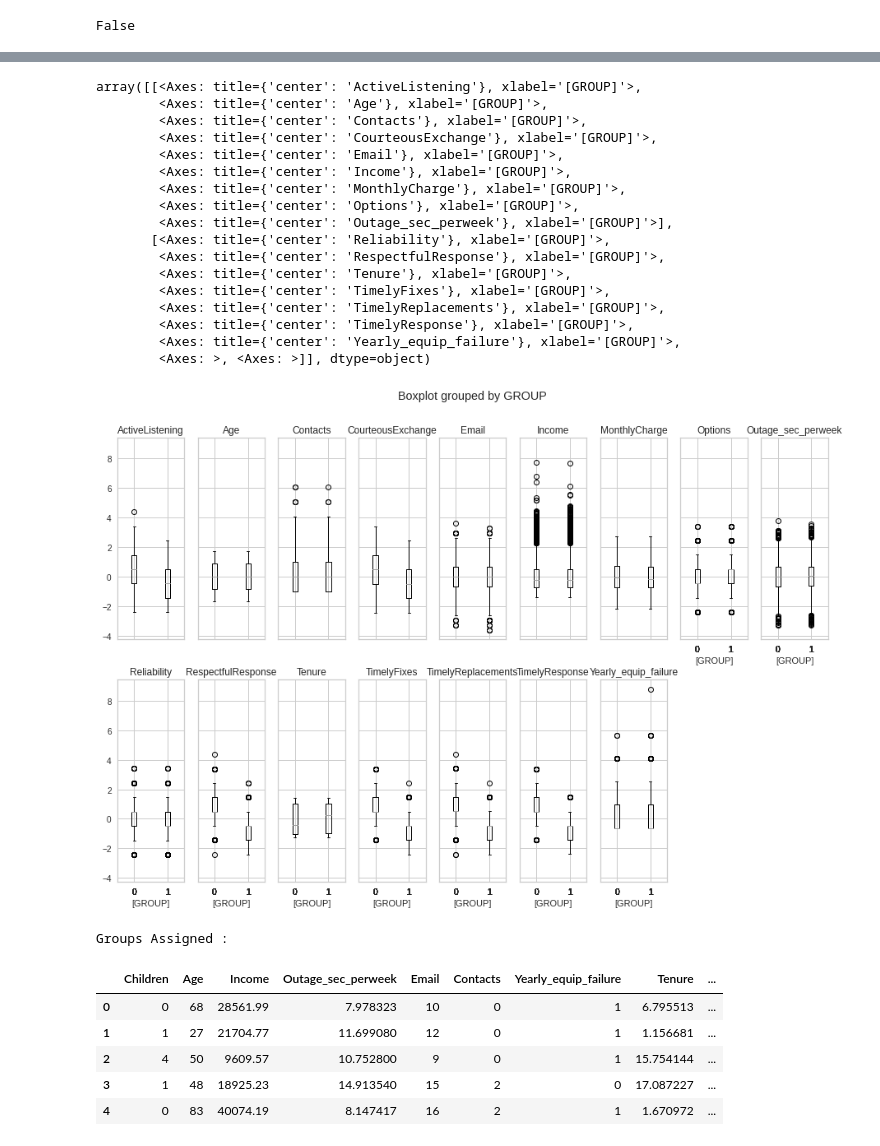
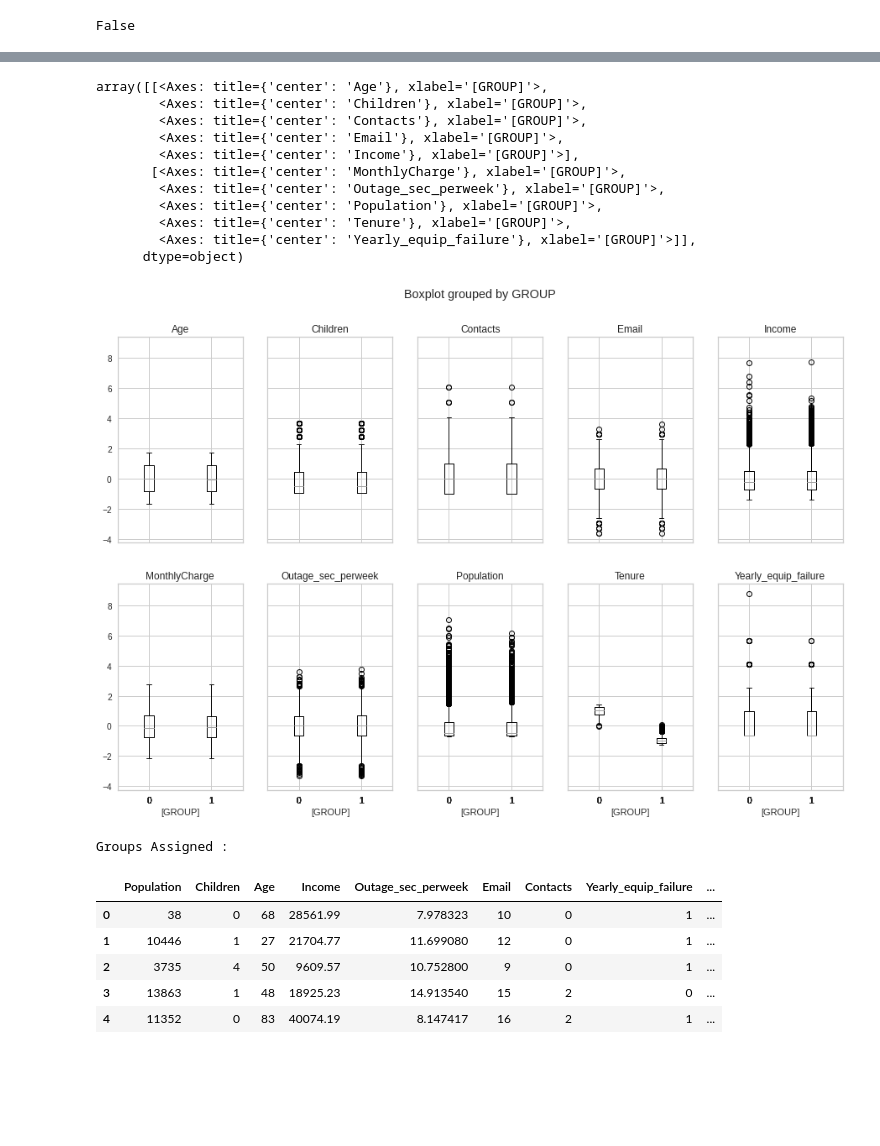
Before and after one commit to cfreeman22/d212_data_mining_2, a Jupyter notebook: D212_kmeans1.ipynb, the cells around one changed output, grey strips where cells are left out. Saved outputs shown, nothing was run; the diff lists cells and outputs as text; code cells hidden in the pictures; blank space fills up the shorter version.

```diff
--- a/D212_kmeans1.ipynb
+++ b/D212_kmeans1.ipynb
@@ -150,0 +171,5 @@ df_scaled=df_attr.apply(zscore)
+# %%
+# scaling the data before clustering
+scaler = StandardScaler()
+subset = df.copy()
+df_scaled = scaler.fit_transform(subset)
@@ -151 +180,4 @@ df_scaled=df_attr.apply(zscore)
+# %%
+# creating a dataframe of the scaled data
+subset_scaled_df = pd.DataFrame(df_scaled, columns=subset.columns)
 # %% [markdown]
@@ -159,9 +192,9 @@ meanDistortions=[]
 
 for k in clusters:
     model=KMeans(n_clusters=k)
-    model.fit(df_scaled)
-    prediction=model.predict(df_scaled)
-    meanDistortions.append(sum(np.min(cdist(df_scaled, model.cluster_centers_, 'euclidean'), axis=1)) / df_scaled.shape[0])
+    model.fit(subset_scaled_df)
+    prediction=model.predict(subset_scaled_df)
+    meanDistortions.append(sum(np.min(cdist(subset_scaled_df, model.cluster_centers_, 'euclidean'), axis=1)) / subset_scaled_df.shape[0])
 
 
 plt.plot(clusters, meanDistortions, 'bx-')
@@ -176,13 +209,13 @@ Though the bend is not coming out clearly as there are many bends, let us look a
 # %%
-# Let us first start with K = 3
+# Let us first start with K = 2
 final_model=KMeans(2)
-final_model.fit(df_scaled)
-prediction=final_model.predict(df_scaled)
+final_model.fit(subset_scaled_df)
+prediction=final_model.predict(subset_scaled_df)
 
 #Append the prediction
-df["GROUP"] = prediction
-df_scaled["GROUP"] = prediction
+subset["GROUP"] = prediction
+subset_scaled_df["GROUP"] = prediction
 print("Groups Assigned : \n")
-df.head()
+subset.head()
 # %% [output]
 Groups Assigned :
@@ -203,41 +236,35 @@ df_clust.mean()
 # %%
-df_scaled.boxplot(by='GROUP', layout = (2,9),figsize=(15,10))
+subset_scaled_df.boxplot(by='GROUP', layout = (2,5),figsize=(15,10))
 # %% [output]
-array([[<Axes: title={'center': 'ActiveListening'}, xlabel='[GROUP]'>,
-        <Axes: title={'center': 'Age'}, xlabel='[GROUP]'>,
+array([[<Axes: title={'center': 'Age'}, xlabel='[GROUP]'>,
+        <Axes: title={'center': 'Children'}, xlabel='[GROUP]'>,
         <Axes: title={'center': 'Contacts'}, xlabel='[GROUP]'>,
-        <Axes: title={'center': 'CourteousExchange'}, xlabel='[GROUP]'>,
         <Axes: title={'center': 'Email'}, xlabel='[GROUP]'>,
-        <Axes: title={'center': 'Income'}, xlabel='[GROUP]'>,
-        <Axes: title={'center': 'MonthlyCharge'}, xlabel='[GROUP]'>,
-        <Axes: title={'center': 'Options'}, xlabel='[GROUP]'>,
-        <Axes: title={'center': 'Outage_sec_perweek'}, xlabel='[GROUP]'>],
-       [<Axes: title={'center': 'Reliability'}, xlabel='[GROUP]'>,
-        <Axes: title={'center': 'RespectfulResponse'}, xlabel='[GROUP]'>,
+        <Axes: title={'center': 'Income'}, xlabel='[GROUP]'>],
+       [<Axes: title={'center': 'MonthlyCharge'}, xlabel='[GROUP]'>,
+        <Axes: title={'center': 'Outage_sec_perweek'}, xlabel='[GROUP]'>,
+        <Axes: title={'center': 'Population'}, xlabel='[GROUP]'>,
         <Axes: title={'center': 'Tenure'}, xlabel='[GROUP]'>,
-        <Axes: title={'center': 'TimelyFixes'}, xlabel='[GROUP]'>,
-        <Axes: title={'center': 'TimelyReplacements'}, xlabel='[GROUP]'>,
-        <Axes: title={'center': 'TimelyResponse'}, xlabel='[GROUP]'>,
-        <Axes: title={'center': 'Yearly_equip_failure'}, xlabel='[GROUP]'>,
-        <Axes: >, <Axes: >]], dtype=object)
+        <Axes: title={'center': 'Yearly_equip_failure'}, xlabel='[GROUP]'>]],
+      dtype=object)
-[figure, old version]
+[figure, new version]
 # %%
 # Let us first start with K = 3
-final_model=KMeans(4)
-final_model.fit(df_scaled)
-prediction=final_model.predict(df_scaled)
+final_model=KMeans(3)
+final_model.fit(subset_scaled_df)
+prediction=final_model.predict(subset_scaled_df)
 
 #Append the prediction
-df["GROUP"] = prediction
-df_scaled["GROUP"] = prediction
+subset["GROUP"] = prediction
+subset_scaled_df["GROUP"] = prediction
 print("Groups Assigned : \n")
-df.head()
+subset.head()
 # %% [output]
 Groups Assigned :
-|  | Children | Age | Income | Outage_sec_perweek | Email | Contacts | Yearly_equip_failure | Tenure | ... |
-| 0 | 0 | 68 | 28561.99 | 7.978323 | 10 | 0 | 1 | 6.795513 | ... |
-| 1 | 1 | 27 | 21704.77 | 11.699080 | 12 | 0 | 1 | 1.156681 | ... |
-| 2 | 4 | 50 | 9609.57 | 10.752800 | 9 | 0 | 1 | 15.754144 | ... |
-| 3 | 1 | 48 | 18925.23 | 14.913540 | 15 | 2 | 0 | 17.087227 | ... |
-| 4 | 0 | 83 | 40074.19 | 8.147417 | 16 | 2 | 1 | 1.670972 | ... |
+|  | Population | Children | Age | Income | Outage_sec_perweek | Email | Contacts | Yearly_equip_failure | ... |
+| 0 | 38 | 0 | 68 | 28561.99 | 7.978323 | 10 | 0 | 1 | ... |
+| 1 | 10446 | 1 | 27 | 21704.77 | 11.699080 | 12 | 0 | 1 | ... |
+| 2 | 3735 | 4 | 50 | 9609.57 | 10.752800 | 9 | 0 | 1 | ... |
+| 3 | 13863 | 1 | 48 | 18925.23 | 14.913540 | 15 | 2 | 0 | ... |
+| 4 | 11352 | 0 | 83 | 40074.19 | 8.147417 | 16 | 2 | 1 | ... |
 # %%
```
Also changed, not shown: parts of 31 cells of this notebook.
